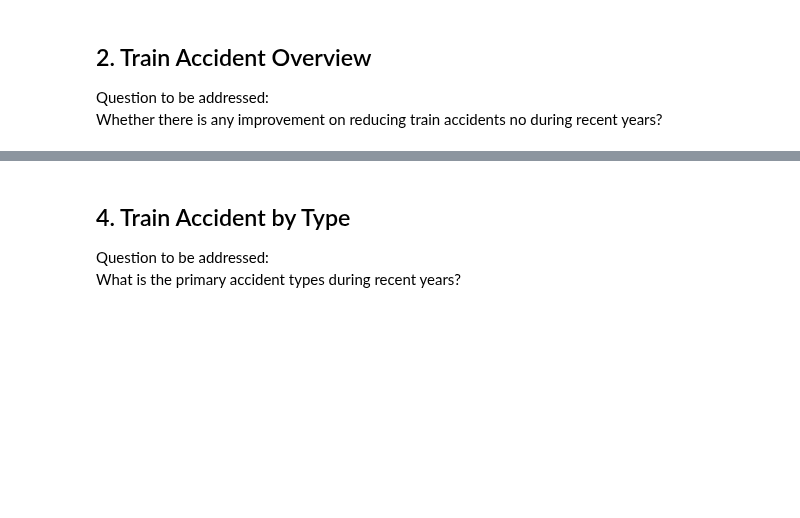
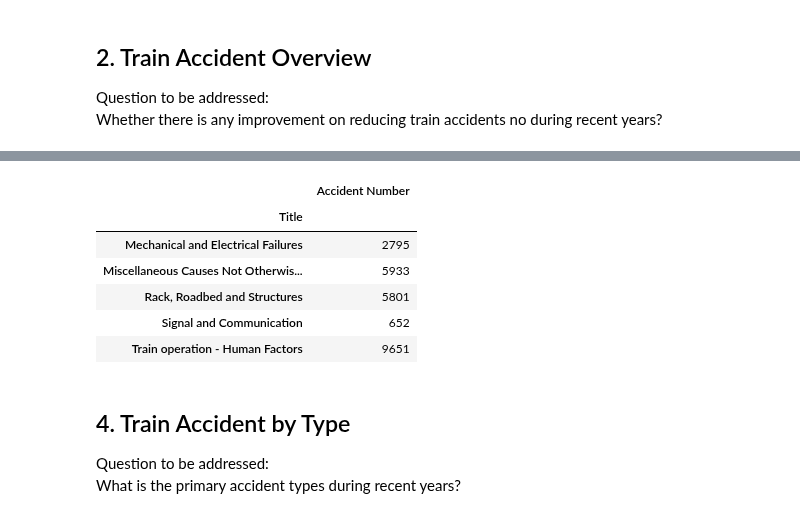
Before and after one commit to MZt92-ui/Project-1-Group-3, a Jupyter notebook: Train/data analysis.ipynb, the cells around one changed output, grey strips where cells are left out. Cells and saved outputs as stored; diff of their text form; code cells hidden in the pictures; blank space fills up the shorter version.

```diff
--- a/Train/data analysis.ipynb
+++ b/Train/data analysis.ipynb
@@ -65,3 +109,14 @@ What is the major train causes during recent years?
+# %%
+data_cause_plot = data_cause_ana.groupby("Title")[["Accident Number"]].count()
+data_cause_plot
+# %% [output]
+|  | Accident Number |
+| Title |  |
+| Mechanical and Electrical Failures | 2795 |
+| Miscellaneous Causes Not Otherwis... | 5933 |
+| Rack, Roadbed and Structures | 5801 |
+| Signal and Communication | 652 |
+| Train operation - Human Factors | 9651 |
 # %% [markdown]
 ## 4. Train Accident by Type
 Question to be addressed:<br/>
```
Also changed, not shown: parts of 6 cells of this notebook, 1 other file.
